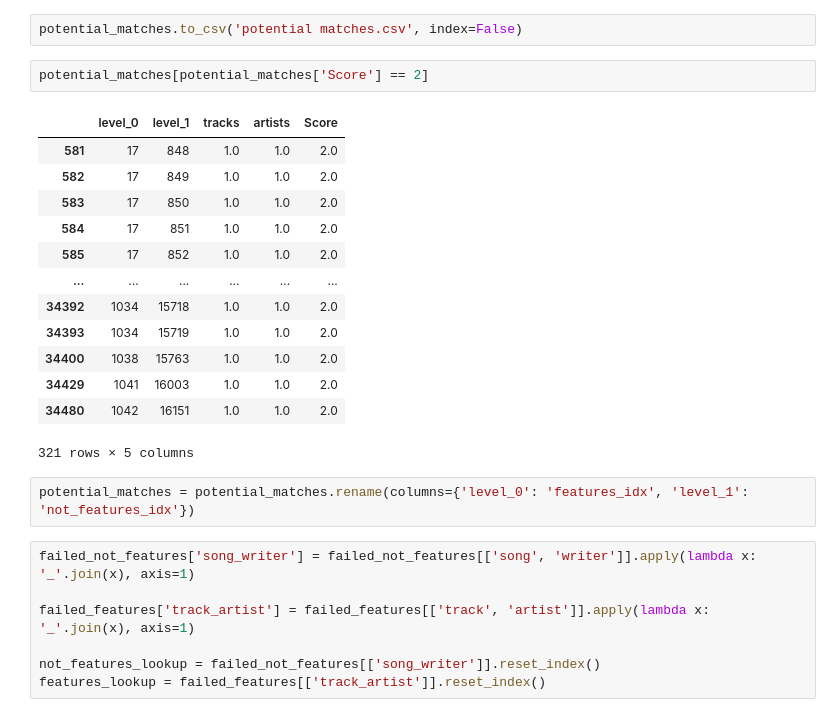
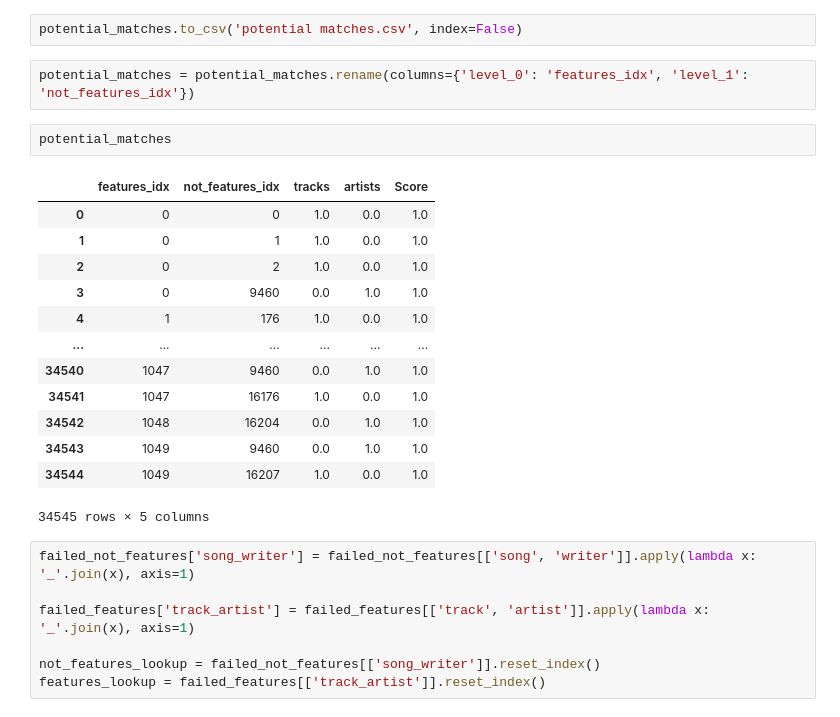
Before and after one commit to SidSaxena/music-analysis, a Jupyter notebook: Data Matching/data-matching.ipynb, the cells around one changed output. Saved outputs shown, nothing was run; the diff lists cells and outputs as text.

```diff
--- a/Data Matching/data-matching.ipynb
+++ b/Data Matching/data-matching.ipynb
@@ -131,24 +133,24 @@ potential_matches
 34545 rows × 5 columns
 # %%
 potential_matches.to_csv('potential matches.csv', index=False)
-# %%
-potential_matches[potential_matches['Score'] == 2]
-# %% [output]
-|  | level_0 | level_1 | tracks | artists | Score |
-| 581 | 17 | 848 | 1.0 | 1.0 | 2.0 |
-| 582 | 17 | 849 | 1.0 | 1.0 | 2.0 |
-| 583 | 17 | 850 | 1.0 | 1.0 | 2.0 |
-| 584 | 17 | 851 | 1.0 | 1.0 | 2.0 |
-| 585 | 17 | 852 | 1.0 | 1.0 | 2.0 |
-| ... | ... | ... | ... | ... | ... |
-| 34392 | 1034 | 15718 | 1.0 | 1.0 | 2.0 |
-| 34393 | 1034 | 15719 | 1.0 | 1.0 | 2.0 |
-| 34400 | 1038 | 15763 | 1.0 | 1.0 | 2.0 |
-| 34429 | 1041 | 16003 | 1.0 | 1.0 | 2.0 |
-| 34480 | 1042 | 16151 | 1.0 | 1.0 | 2.0 |
-321 rows × 5 columns
 # %%
 potential_matches = potential_matches.rename(columns={'level_0': 'features_idx', 'level_1': 'not_features_idx'})
+# %%
+potential_matches
+# %% [output]
+|  | features_idx | not_features_idx | tracks | artists | Score |
+| 0 | 0 | 0 | 1.0 | 0.0 | 1.0 |
+| 1 | 0 | 1 | 1.0 | 0.0 | 1.0 |
+| 2 | 0 | 2 | 1.0 | 0.0 | 1.0 |
+| 3 | 0 | 9460 | 0.0 | 1.0 | 1.0 |
+| 4 | 1 | 176 | 1.0 | 0.0 | 1.0 |
+| ... | ... | ... | ... | ... | ... |
+| 34540 | 1047 | 9460 | 0.0 | 1.0 | 1.0 |
+| 34541 | 1047 | 16176 | 1.0 | 0.0 | 1.0 |
+| 34542 | 1048 | 16204 | 0.0 | 1.0 | 1.0 |
+| 34543 | 1049 | 9460 | 0.0 | 1.0 | 1.0 |
+| 34544 | 1049 | 16207 | 1.0 | 0.0 | 1.0 |
+34545 rows × 5 columns
 # %%
 failed_not_features['song_writer'] = failed_not_features[['song', 'writer']].apply(lambda x: '_'.join(x), axis=1)
 
```
Also changed, not shown: parts of 11 cells of this notebook.
